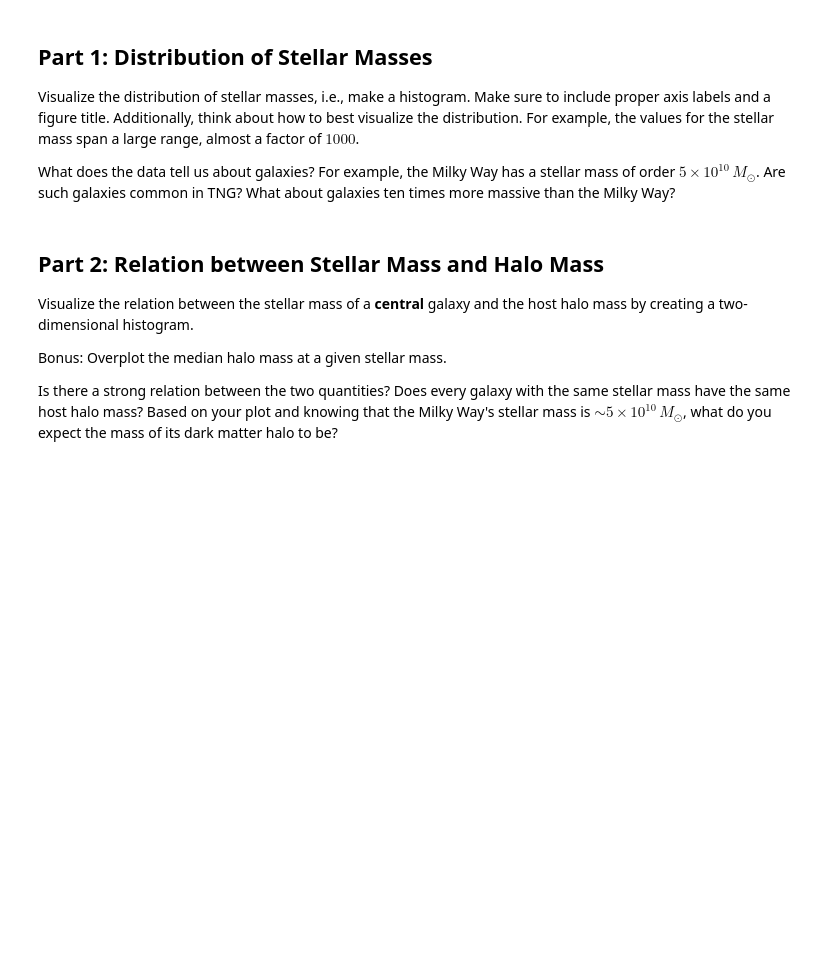
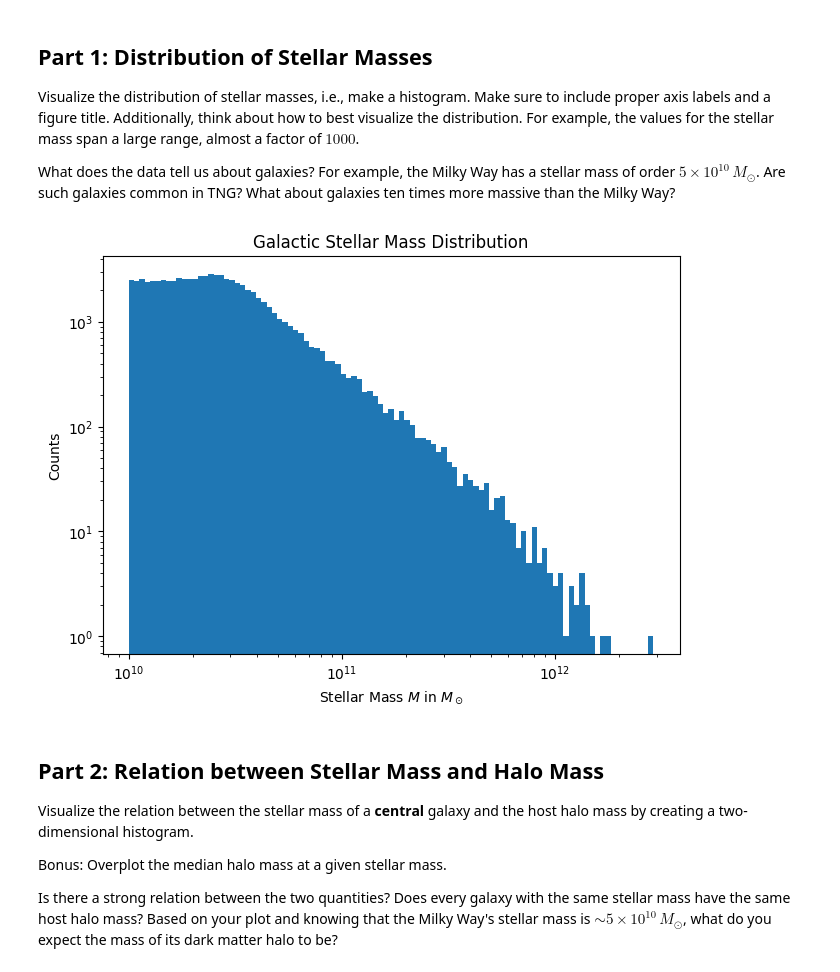
Before and after one commit to queue-h/ISCI-396, a Jupyter notebook: data_visualization/Class_3.ipynb, the cells around one changed output. Cells and saved outputs as stored; diff of their text form; code cells hidden in the pictures; blank space fills up the shorter version.

```diff
--- a/data_visualization/Class_3.ipynb
+++ b/data_visualization/Class_3.ipynb
@@ -220,6 +220,26 @@ This file contains a subset of particles in TNG.
 Visualize the distribution of stellar masses, i.e., make a histogram. Make sure to include proper axis labels and a figure title. Additionally, think about how to best visualize the distribution. For example, the values for the stellar mass span a large range, almost a factor of $1000$.
 
 What does the data tell us about galaxies? For example, the Milky Way has a stellar mass of order $5 \times 10^{10} \, M_\odot$. Are such galaxies common in TNG? What about galaxies ten times more massive than the Milky Way?
+# %%
+import matplotlib.pyplot as plt
+import pandas as pd
+import numpy as np
+
+particle_data = pd.read_csv('./data/Class_3_galaxies.csv')
+mass_list = particle_data['mstar']
+
+fig, ax = plt.subplots(layout='constrained')
+
+plt.xlabel(r"Stellar Mass $M$ in $M_\odot$")
+plt.ylabel("Counts")
+plt.title("Galactic Stellar Mass Distribution")
+
+ax.set_yscale('log')
+ax.set_xscale('log')
+plt.hist(mass_list, bins = np.geomspace(min(mass_list), max(mass_list), 100))
+plt.show()
+# %% [output]
+[figure, added]
 # %% [markdown]
 ## Part 2: Relation between Stellar Mass and Halo Mass
 
```
Also changed, not shown: parts of 10 cells of this notebook, 3 other files.
